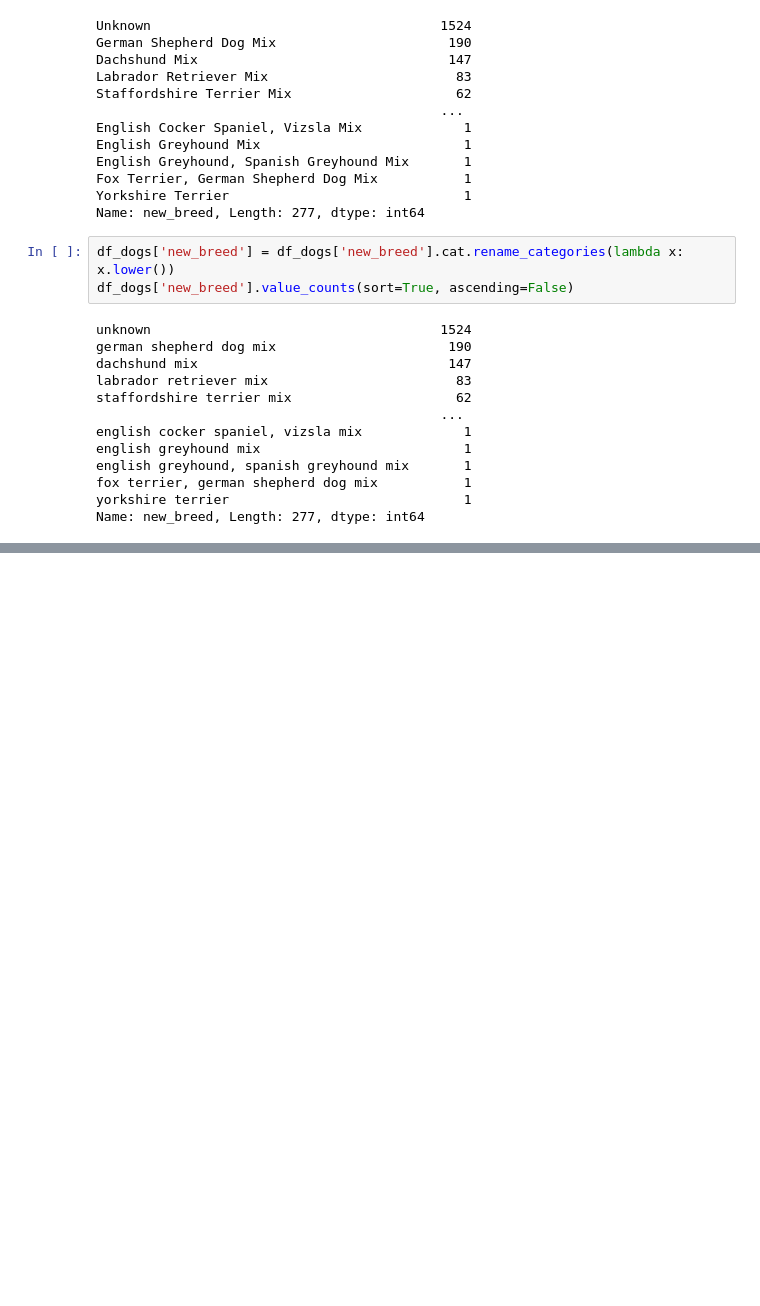
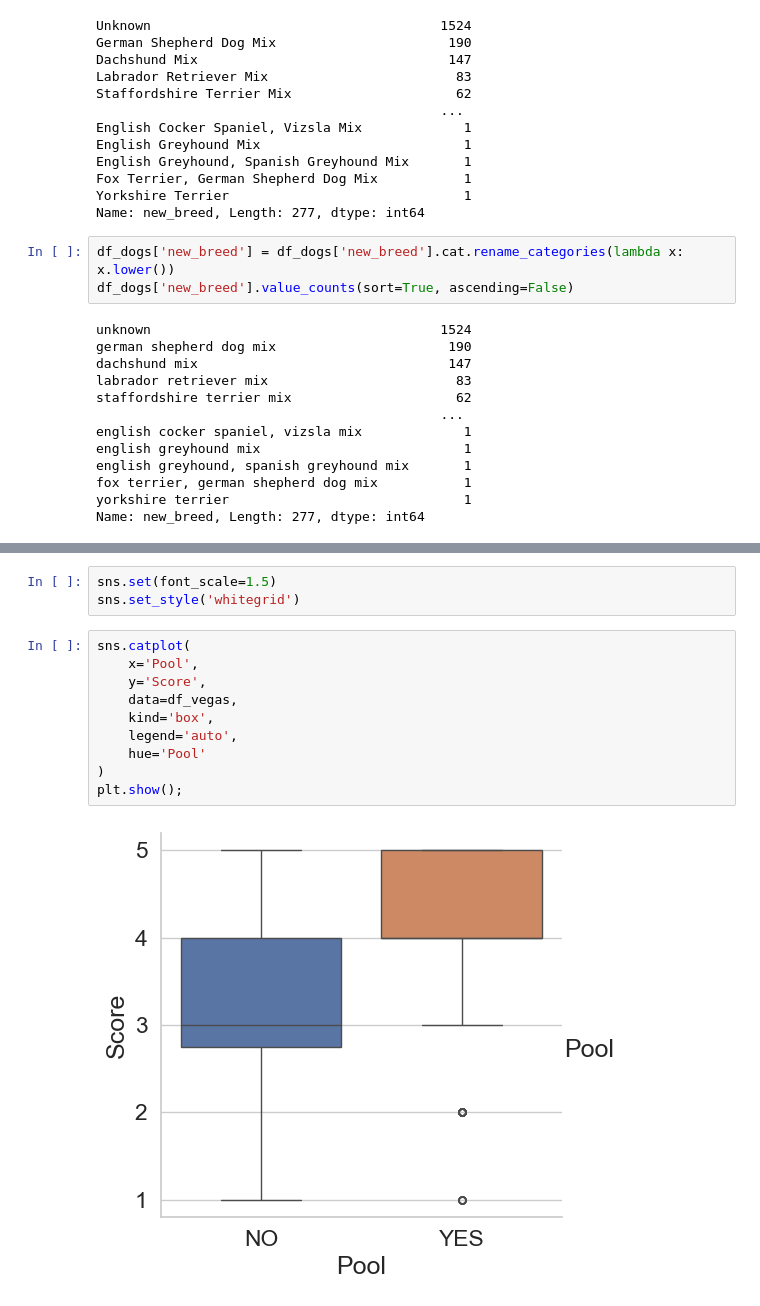
Before and after one commit to AnshuBantra/Python, a Jupyter notebook: Associate Data Scientist in Python/Working with Categorical Data in Python/Introduction to Categorical Data/notebook.ipynb, the cells around one changed output, grey strips where cells are left out. Drawn from its saved outputs; the diff is of its cells as text; blank space fills up the shorter version.

```diff
--- a/Associate Data Scientist in Python/Working with Categorical Data in Python/Introduction to Categorical Data/notebook.ipynb
+++ b/Associate Data Scientist in Python/Working with Categorical Data in Python/Introduction to Categorical Data/notebook.ipynb
@@ -484,0 +521,15 @@ Name: new_breed, Length: 277, dtype: int64
+# %%
+sns.set(font_scale=1.5)
+sns.set_style('whitegrid')
+# %%
+sns.catplot(
+    x='Pool',
+    y='Score',
+    data=df_vegas,
+    kind='box',
+    legend='auto',
+    hue='Pool'
+)
+plt.show();
+# %% [output]
+[figure, added]
```
Also changed, not shown: parts of 7 cells of this notebook, 1 other file.
